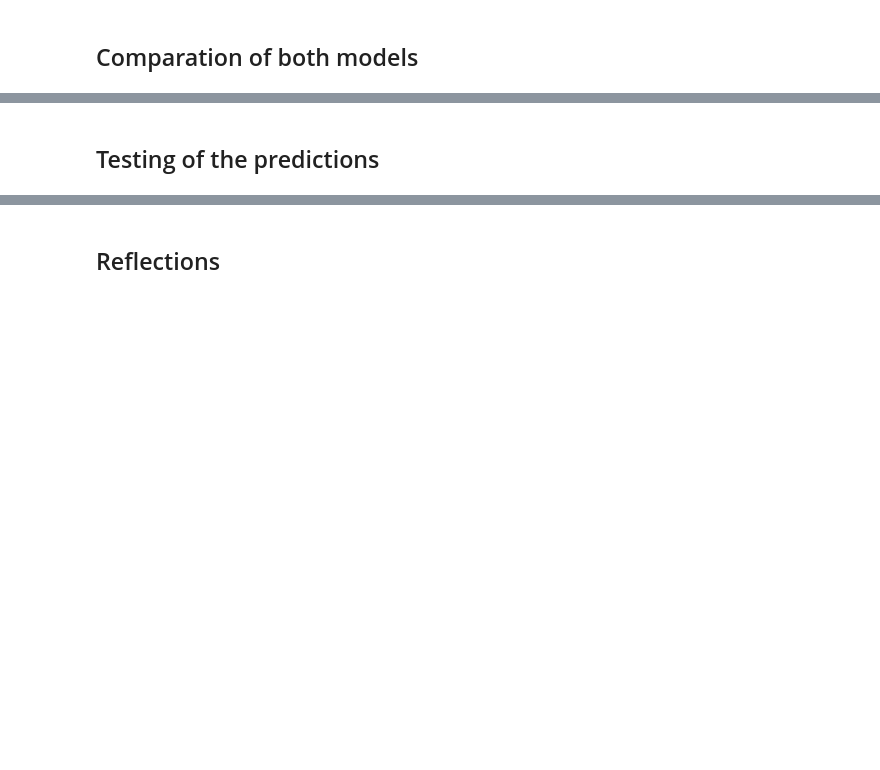
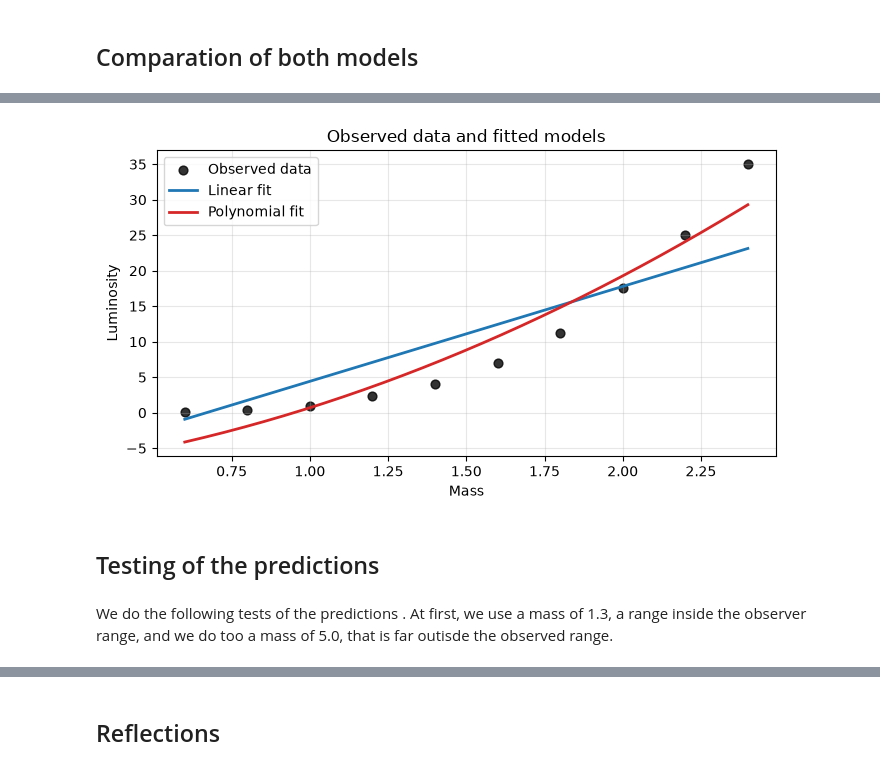
Before and after one commit to carolina-cepeda/stellar_luminosity_regression, a Jupyter notebook: stellar_luminosity_hands_on.ipynb, the cells around one changed output, grey strips where cells are left out. Cells and saved outputs as stored; diff of their text form; code cells hidden in the pictures; blank space fills up the shorter version.

```diff
--- a/stellar_luminosity_hands_on.ipynb
+++ b/stellar_luminosity_hands_on.ipynb
@@ -245,2 +281,28 @@ Residuals:
+# %%
+
+fig, ax = plt.subplots(figsize=(7, 4))
+ax.scatter(mass_array, luminosity_array, color='black', s=40, alpha=0.8, label='Observed data')
+
+x_lin_fit = np.linspace(mass_array.min(), mass_array.max(), 200).reshape(-1, 1)
+y_lin_fit = predict(x_lin_fit, w_final, b_final)
+ax.plot(x_lin_fit[:, 0], y_lin_fit, color='tab:blue', linewidth=2, label='Linear fit')
+
+x_poly_fit = np.linspace(mass_array.min(), mass_array.max(), 200)
+x_poly_fit_features = build_polynomial_features(x_poly_fit, degree=degree)
+x_poly_fit_scaled = (x_poly_fit_features - means_poly) / stds_poly
+y_poly_fit = predict(x_poly_fit_scaled, w_poly, b_poly)
+ax.plot(x_poly_fit, y_poly_fit, color='tab:red', linewidth=2, label='Polynomial fit')
+
+ax.set_title('Observed data and fitted models')
+ax.set_xlabel('Mass')
+ax.set_ylabel('Luminosity')
+ax.grid(alpha=0.3)
+ax.legend()
+plt.tight_layout()
+plt.show()
+# %% [output]
+[figure, added]
 # %% [markdown]
 ## Testing of the predictions
+# %% [markdown]
+We do the following tests of the predictions . At first, we use a mass of 1.3, a range inside the observer range, and we do too a mass of 5.0, that is far outisde the observed range.
```
Also changed, not shown: parts of 6 cells of this notebook.
